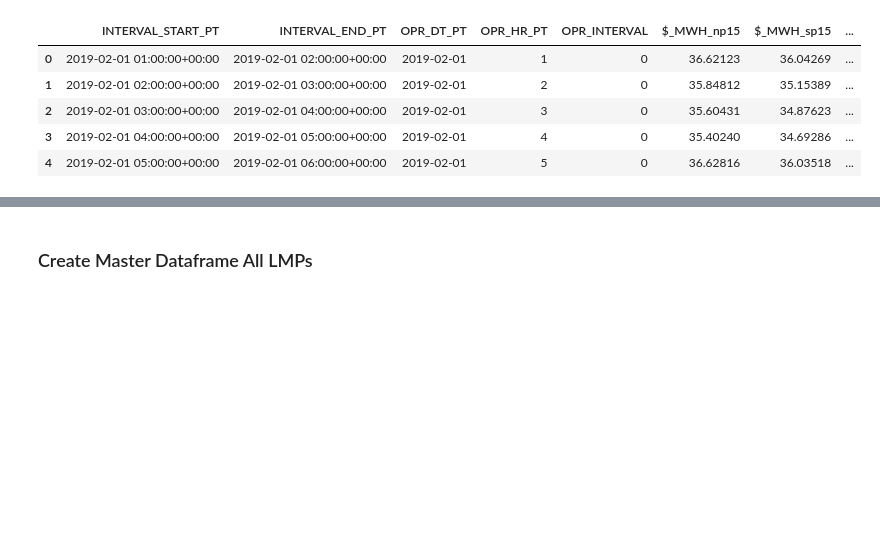
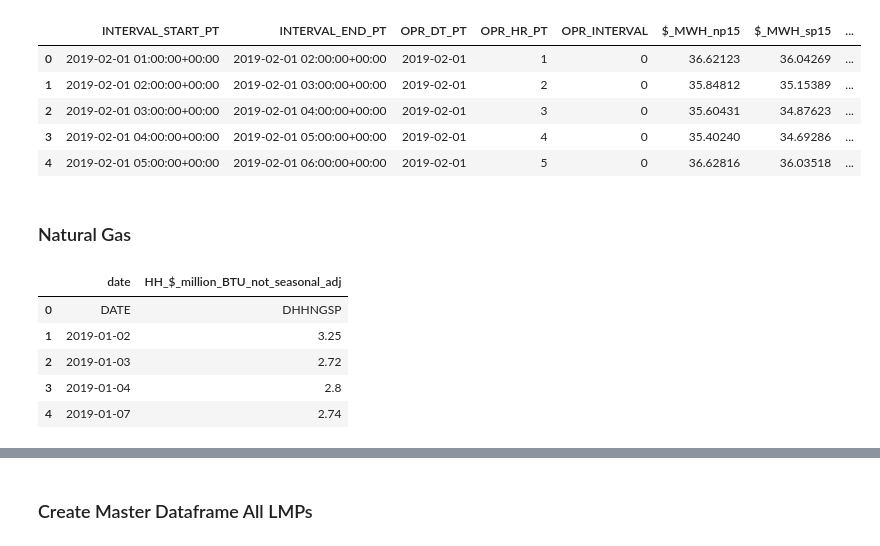
Before and after one commit to Morgan-Sell/caiso-price-forecast, a Jupyter notebook: caiso-eda.ipynb, the cells around one changed output, grey strips where cells are left out. Drawn from its saved outputs; the diff is of its cells as text; code cells hidden in the pictures; blank space fills up the shorter version.

```diff
--- a/caiso-eda.ipynb
+++ b/caiso-eda.ipynb
@@ -662,3 +662,14 @@ all_lmp_19_20_clean.head()
 | 2 | 2019-02-01 03:00:00+00:00 | 2019-02-01 04:00:00+00:00 | 2019-02-01 | 3 | 0 | 35.60431 | 34.87623 | ... |
 | 3 | 2019-02-01 04:00:00+00:00 | 2019-02-01 05:00:00+00:00 | 2019-02-01 | 4 | 0 | 35.40240 | 34.69286 | ... |
 | 4 | 2019-02-01 05:00:00+00:00 | 2019-02-01 06:00:00+00:00 | 2019-02-01 | 5 | 0 | 36.62816 | 36.03518 | ... |
+# %% [markdown]
+### Natural Gas
+# %%
+natgas_19_20.head()
+# %% [output]
+|  | date | HH_$_million_BTU_not_seasonal_adj |
+| 0 | DATE | DHHNGSP |
+| 1 | 2019-01-02 | 3.25 |
+| 2 | 2019-01-03 | 2.72 |
+| 3 | 2019-01-04 | 2.8 |
+| 4 | 2019-01-07 | 2.74 |
```
Also changed, not shown: parts of 9 cells of this notebook.
